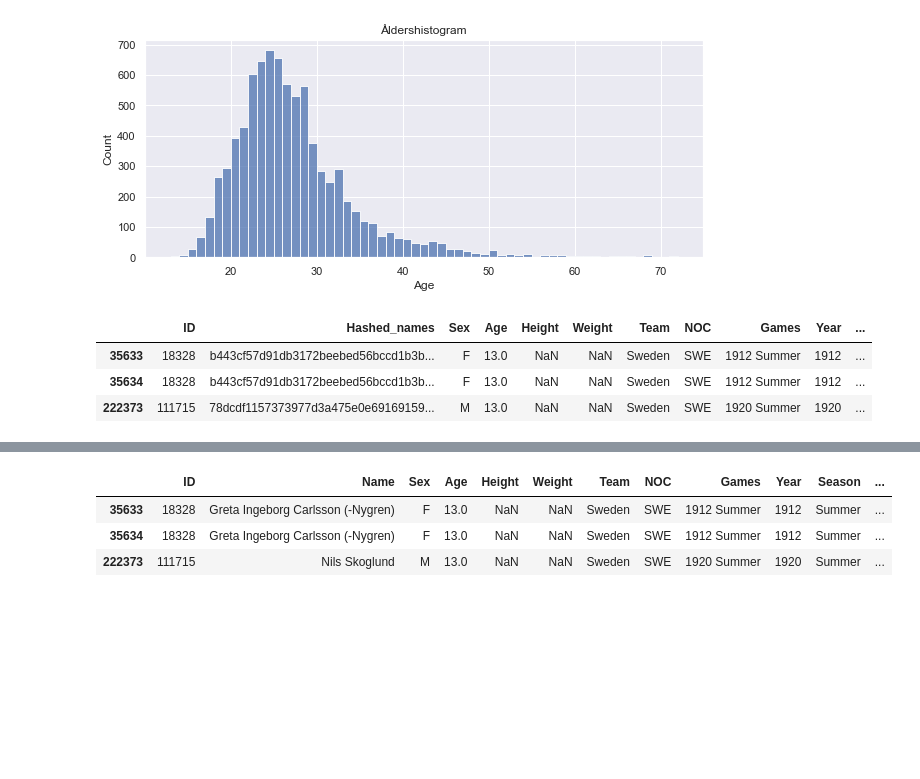
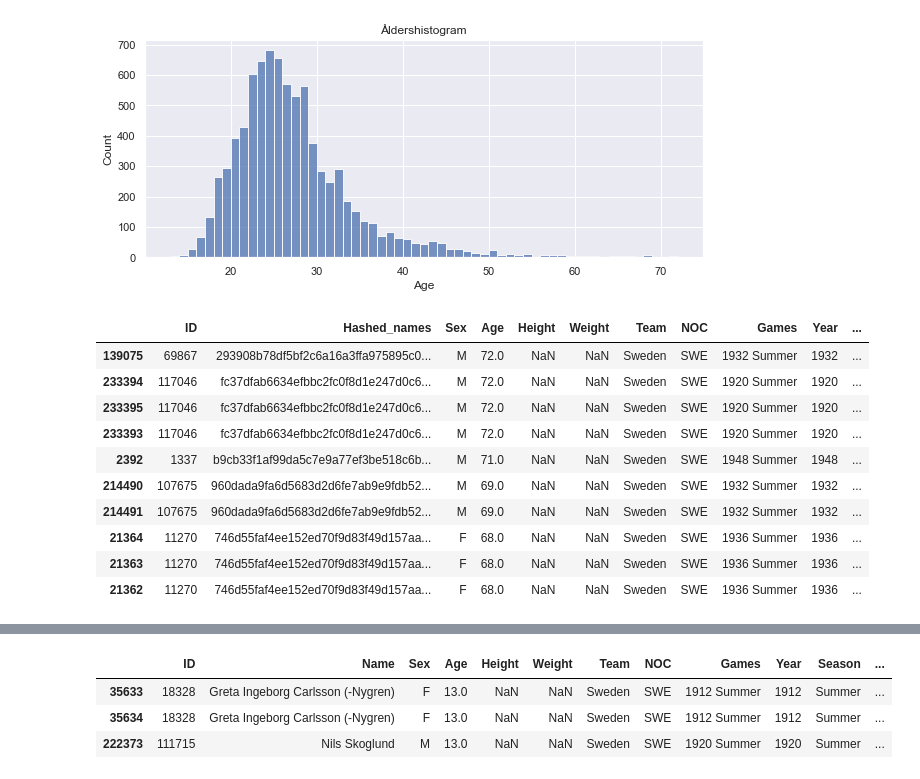
Before and after one commit to Erik-M-Larsson/Databehandling-OS-projekt-Felix-Tjernberg-Erik-Larsson, a Jupyter notebook: uppgift-0-1.ipynb, the cells around one changed output, grey strips where cells are left out. Cells and saved outputs as stored; diff of their text form; code cells hidden in the pictures; blank space fills up the shorter version.

```diff
--- a/uppgift-0-1.ipynb
+++ b/uppgift-0-1.ipynb
@@ -280,10 +277,17 @@ sns.histplot(swedish_athletes, x='Age', binwidth=1, binrange=(13, 72)).set_title
 # %% [output]
 Text(0.5, 1.0, 'Åldershistogram')
 [figure]
-# %%
-swedish_athletes[swedish_athletes['Age'] == 13]
-# %% [output]
-|  | ID | Hashed_names | Sex | Age | Height | Weight | Team | NOC | Games | Year | ... |
-| 35633 | 18328 | b443cf57d91db3172beebed56bccd1b3b... | F | 13.0 | NaN | NaN | Sweden | SWE | 1912 Summer | 1912 | ... |
-| 35634 | 18328 | b443cf57d91db3172beebed56bccd1b3b... | F | 13.0 | NaN | NaN | Sweden | SWE | 1912 Summer | 1912 | ... |
-| 222373 | 111715 | 78dcdf1157373977d3a475e0e69169159... | M | 13.0 | NaN | NaN | Sweden | SWE | 1920 Summer | 1920 | ... |
+# %%
+swedish_athletes.sort_values('Age', ascending=False).head(10)
+# %% [output]
+|  | ID | Hashed_names | Sex | Age | Height | Weight | Team | NOC | Games | Year | ... |
+| 139075 | 69867 | 293908b78df5bf2c6a16a3ffa975895c0... | M | 72.0 | NaN | NaN | Sweden | SWE | 1932 Summer | 1932 | ... |
+| 233394 | 117046 | fc37dfab6634efbbc2fc0f8d1e247d0c6... | M | 72.0 | NaN | NaN | Sweden | SWE | 1920 Summer | 1920 | ... |
+| 233395 | 117046 | fc37dfab6634efbbc2fc0f8d1e247d0c6... | M | 72.0 | NaN | NaN | Sweden | SWE | 1920 Summer | 1920 | ... |
+| 233393 | 117046 | fc37dfab6634efbbc2fc0f8d1e247d0c6... | M | 72.0 | NaN | NaN | Sweden | SWE | 1920 Summer | 1920 | ... |
+| 2392 | 1337 | b9cb33f1af99da5c7e9a77ef3be518c6b... | M | 71.0 | NaN | NaN | Sweden | SWE | 1948 Summer | 1948 | ... |
+| 214490 | 107675 | 960dada9fa6d5683d2d6fe7ab9e9fdb52... | M | 69.0 | NaN | NaN | Sweden | SWE | 1932 Summer | 1932 | ... |
+| 214491 | 107675 | 960dada9fa6d5683d2d6fe7ab9e9fdb52... | M | 69.0 | NaN | NaN | Sweden | SWE | 1932 Summer | 1932 | ... |
+| 21364 | 11270 | 746d55faf4ee152ed70f9d83f49d157aa... | F | 68.0 | NaN | NaN | Sweden | SWE | 1936 Summer | 1936 | ... |
+| 21363 | 11270 | 746d55faf4ee152ed70f9d83f49d157aa... | F | 68.0 | NaN | NaN | Sweden | SWE | 1936 Summer | 1936 | ... |
+| 21362 | 11270 | 746d55faf4ee152ed70f9d83f49d157aa... | F | 68.0 | NaN | NaN | Sweden | SWE | 1936 Summer | 1936 | ... |
```
Also changed, not shown: parts of 2 cells of this notebook.
